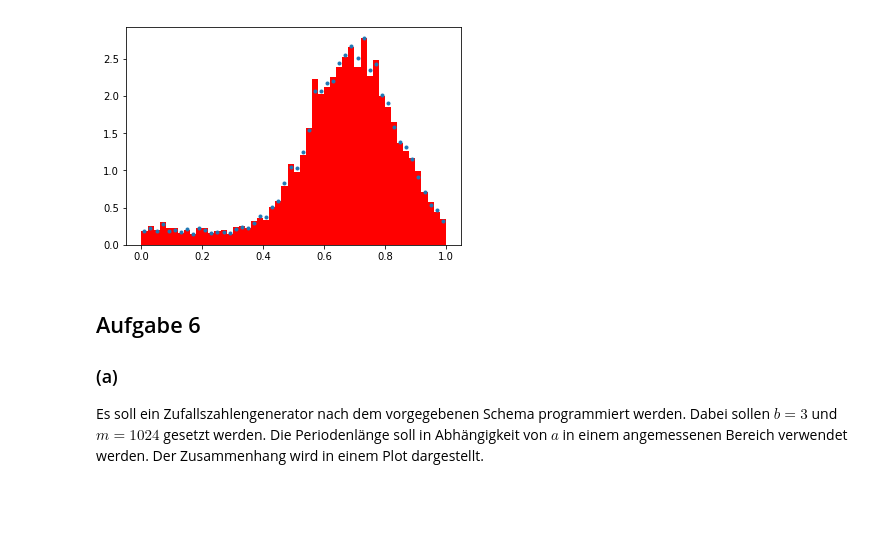
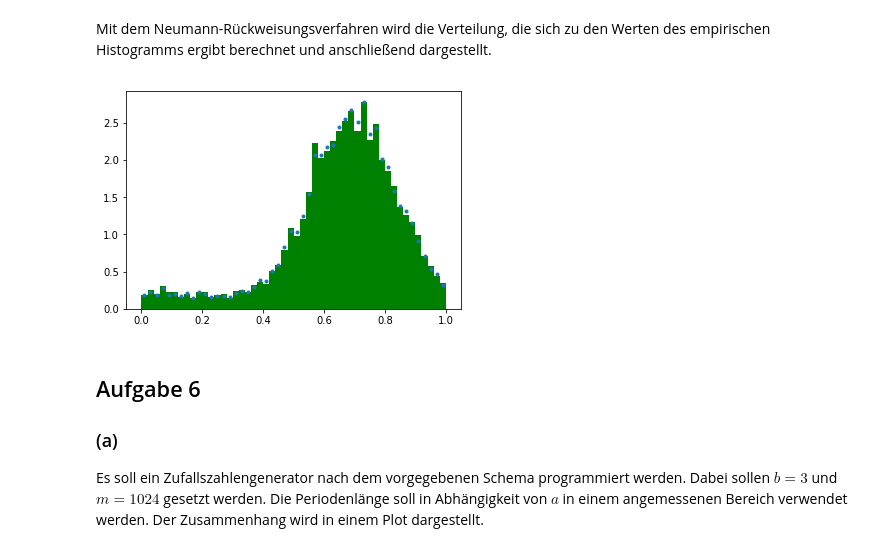
Before and after one commit to jpwgnr/SMD_Abgaben, a Jupyter notebook: Blatt3_Schubert_Herdieckerhoff_Overhoff/Blatt3.ipynb, the cells around one changed output. Cells and saved outputs as stored; diff of their text form; code cells hidden in the pictures; blank space fills up the shorter version.

```diff
--- a/Blatt3_Schubert_Herdieckerhoff_Overhoff/Blatt3.ipynb
+++ b/Blatt3_Schubert_Herdieckerhoff_Overhoff/Blatt3.ipynb
@@ -74,3 +88,5 @@ None
+# %% [markdown]
+Mit dem Neumann-Rückweisungsverfahren wird die Verteilung, die sich zu den Werten des empirischen Histogramms ergibt berechnet und anschließend dargestellt.
 # %%
 def neumann(x,y):
     u1, u2 = gleichingrenzen(0,1, 10**5), gleichingrenzen(0, np.amax(y), 10**5)
@@ -83,15 +99,15 @@ def neumann(x,y):
 # %%
 x,y = np.genfromtxt("empirisches_histogramm.csv", delimiter=",", unpack=True)
 x = np.delete(x, 0)
 y = np.delete(y, 0)
 N = np.sum(0.02*y)
 y = y/N
 plt.figure(5)
 plt.plot(x, y, ".");
-plt.hist(neumann(x,y), bins=50, color="red", density=True);
+plt.hist(neumann(x,y), bins=50, color="green", density=True);
 None
 # %% [output]
-[figure, old version]
+[figure, new version]
 # %% [markdown]
 ## Aufgabe 6
 
```
Also changed, not shown: parts of 19 cells of this notebook.
